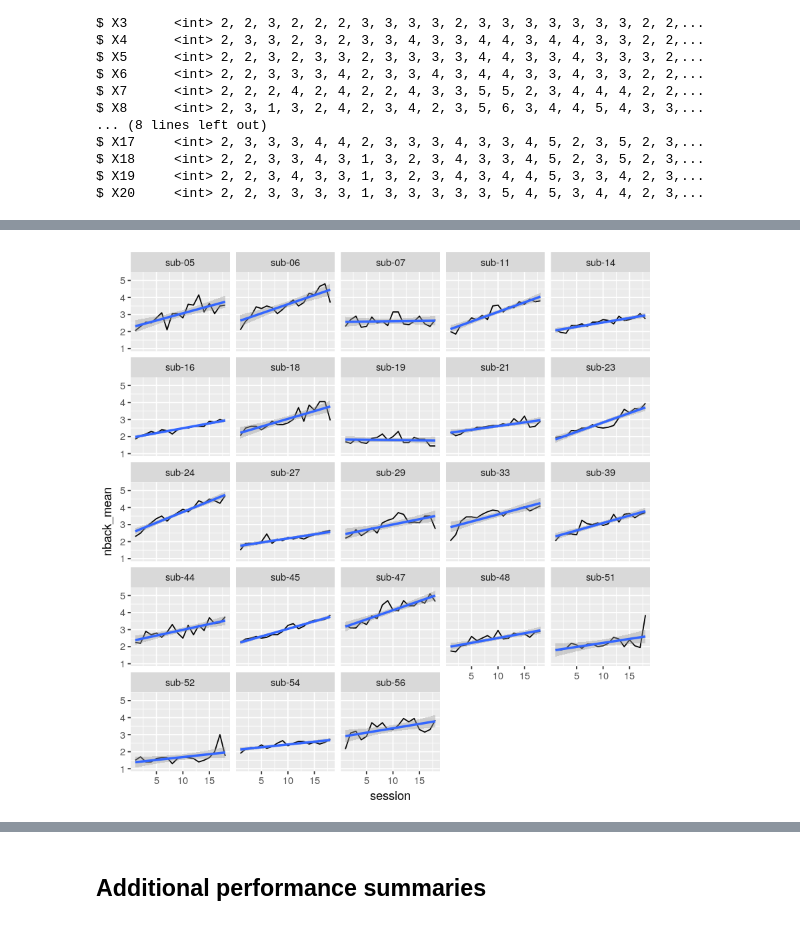
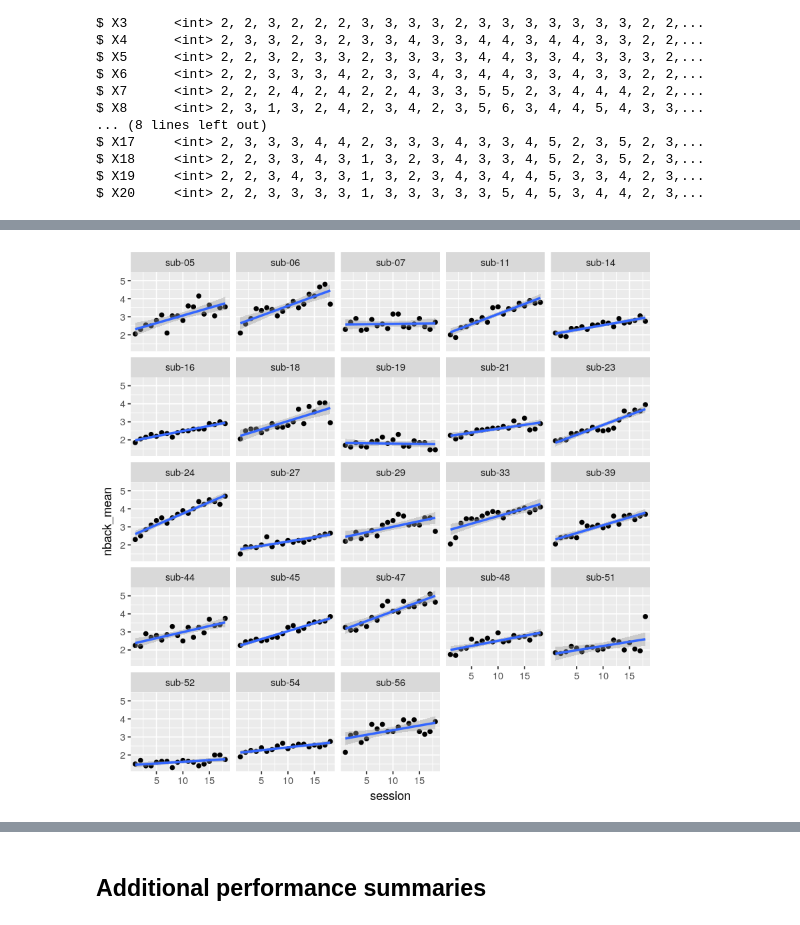
Before and after one commit to kfinc/training_progress_analysis, a Jupyter notebook: LB-01_training_progress_analysis.ipynb, the cells around one changed output, grey strips where cells are left out. Drawn from its saved outputs; the diff is of its cells as text; code cells hidden in the pictures.

```diff
--- a/LB-01_training_progress_analysis.ipynb
+++ b/LB-01_training_progress_analysis.ipynb
@@ -43,7 +46,10 @@ $ X20     <int> 2, 2, 3, 3, 3, 3, 1, 3, 3, 3, 3, 3, 5, 4, 5, 3, 4, 4, 2, 3,...
 # %%
 # Formatting subjects' names according to BIDS
-training$sub <- gsub("LB0", "sub-", training$sub)
+training_tidy <- training %>% gather(key = "trial", value = "n_level", -sub, -session)
+
+training_tidy$sub <- as.factor(gsub("LB0", "sub-", training_tidy$sub))
+training_tidy$trial <- as.factor(gsub("X", "", training_tidy$trial))
 
 # Checking data
-glimpse(training)
+glimpse(training_tidy)
 # %% [output]
@@ -66,0 +65,7 @@ $ X20     <int> 2, 2, 3, 3, 3, 3, 1, 3, 3, 3, 3, 3, 5, 4, 5, 3, 4, 4, 2, 3,...
+# %%
+training_tidy_summary <- training_tidy %>%
+    group_by(sub, session) %>%
+    summarize(nback_mean = mean(n_level), nback_max = max(n_level))
+
+
+head(training_tidy_summary)
@@ -94,12 +83,12 @@ Joining, by = c("sub", "session")
 # %%
-# Plotting data for individual subject
+# Plotting data for individual subject (mean n-back level)
 
-ggplot(training_tidy, aes(x = session, y = nback_mean)) +
-    geom_line() +
+ggplot(training_tidy_summary, aes(x = session, y = nback_mean)) +
+    geom_point() +
     geom_smooth(method = "lm") +
     facet_wrap( ~ sub)
 # %% [output]
-[figure, old version]
+[figure, new version]
 # %%
 # Plotting data for all subjects
 
```
Also changed, not shown: parts of 17 cells of this notebook.
